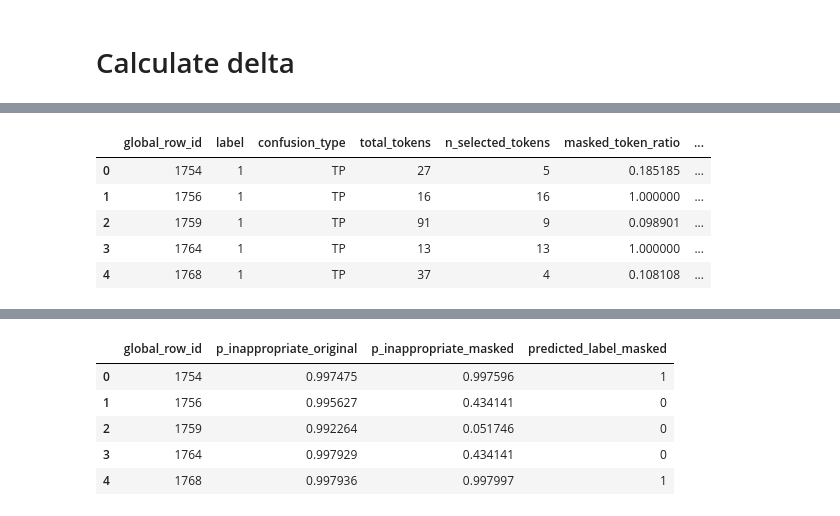
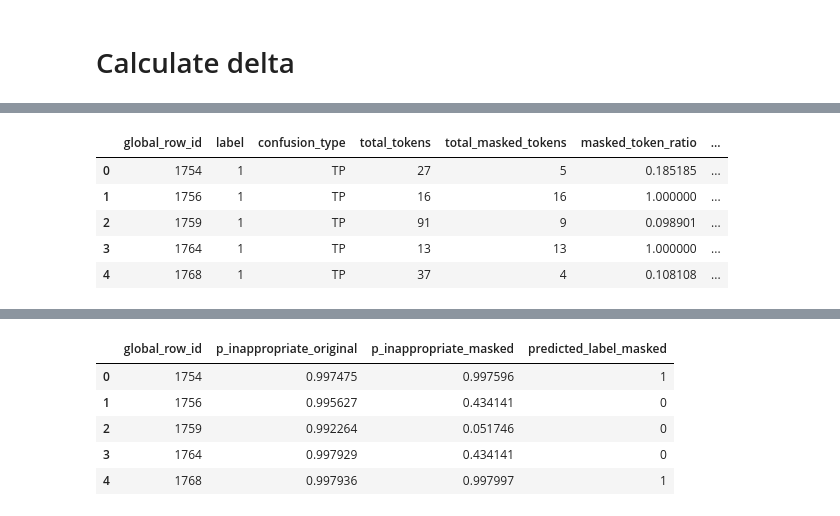
Before and after one commit to Karbs08/Localizing-Inappropriateness-in-Arguments, a Jupyter notebook: methods/llm_spans.ipynb, the cells around one changed output, grey strips where cells are left out. Drawn from its saved outputs; the diff is of its cells as text; code cells hidden in the pictures.

```diff
--- a/methods/llm_spans.ipynb
+++ b/methods/llm_spans.ipynb
@@ -1052,7 +1055,7 @@ def get_selected_tokens_from_char_spans(argument, spans, tokenizer):
         "total_tokens": total_tokens,
         "selected_token_indices": selected_token_indices,
         "selected_token_texts": selected_token_texts,
-        "n_selected_tokens": len(selected_token_indices)
+        "total_masked_tokens": len(selected_token_indices)
     }
 # %%
 list_cols = [
@@ -1122,37 +1125,37 @@ for _, row in tqdm(llm_ref.iterrows(), total=len(llm_ref)):
     )
 
     total_tokens = token_info["total_tokens"]
-    n_selected_tokens = token_info["n_selected_tokens"]
+    total_masked_tokens = token_info["total_masked_tokens"]
 
     masked_token_ratio = (
-        n_selected_tokens / total_tokens
+        total_masked_tokens / total_tokens
         if total_tokens > 0
         else np.nan
     )
 
     rows.append({
         "global_row_id": row["global_row_id"],
         "label": 1,
         "confusion_type": "TP",
 
         "total_tokens": total_tokens,
-        "n_selected_tokens": n_selected_tokens,
+        "total_masked_tokens": total_masked_tokens,
         "masked_token_ratio": masked_token_ratio,
 
         "masked_text": masked_text,
 
         "selected_token_texts": dump_json_list(token_info["selected_token_texts"]),
         "selected_token_indices": dump_json_list(token_info["selected_token_indices"]),
 
         "llm_char_spans_merged": dump_json_list(valid_spans),
         "llm_span_texts_from_offsets": dump_json_list(span_texts_from_offsets)
     })
 
 mask_eval_df = pd.DataFrame(rows)
 
 mask_eval_df.head()
 # %% [output]
-|  | global_row_id | label | confusion_type | total_tokens | n_selected_tokens | masked_token_ratio | ... |
+|  | global_row_id | label | confusion_type | total_tokens | total_masked_tokens | masked_token_ratio | ... |
 | 0 | 1754 | 1 | TP | 27 | 5 | 0.185185 | ... |
 | 1 | 1756 | 1 | TP | 16 | 16 | 1.000000 | ... |
 | 2 | 1759 | 1 | TP | 91 | 9 | 0.098901 | ... |
```
Also changed, not shown: parts of 7 cells of this notebook.
